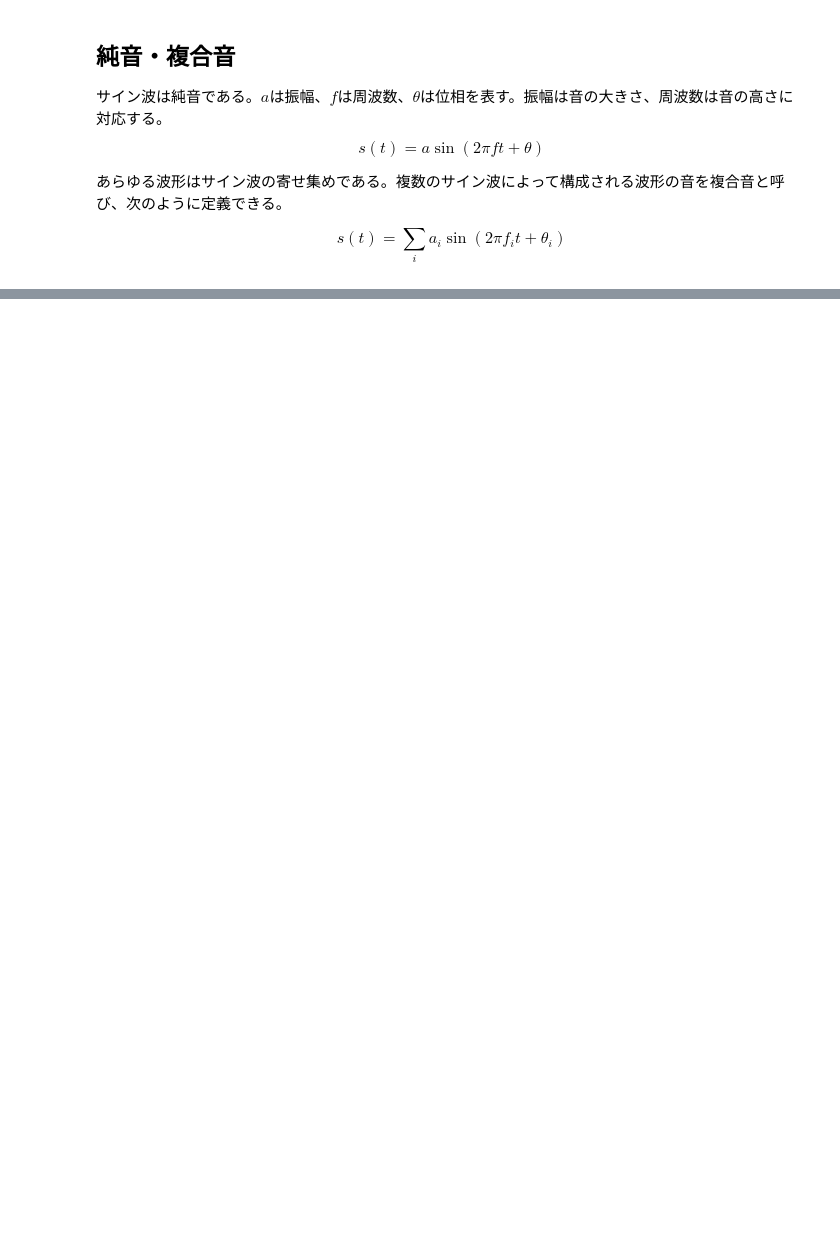
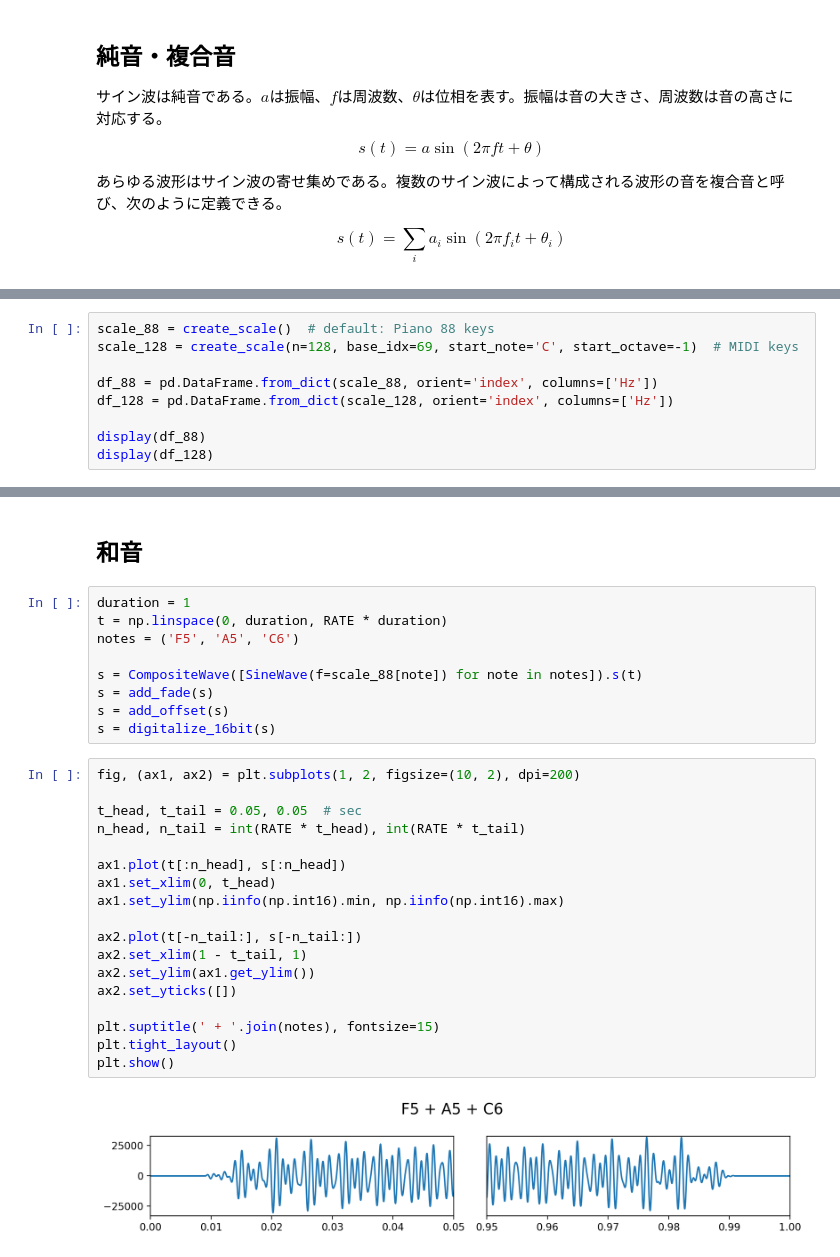
Before and after one commit to tk-neuron/SoundProgrammingWithPython, a Jupyter notebook: notebooks/chapter.ipynb, the cells around one changed output, grey strips where cells are left out. Cells and saved outputs as stored; diff of their text form; blank space fills up the shorter version.

```diff
--- a/notebooks/chapter.ipynb
+++ b/notebooks/chapter.ipynb
@@ -153,0 +159,9 @@ wavfile.write('../datasets/chap2_1_F6A6C7.wav', FS, s)
+# %%
+scale_88 = create_scale()  # default: Piano 88 keys
+scale_128 = create_scale(n=128, base_idx=69, start_note='C', start_octave=-1)  # MIDI keys
+
+df_88 = pd.DataFrame.from_dict(scale_88, orient='index', columns=['Hz'])
+df_128 = pd.DataFrame.from_dict(scale_128, orient='index', columns=['Hz'])
+
+display(df_88)
+display(df_128)
@@ -153,0 +195,31 @@ wavfile.write('../datasets/chap2_1_F6A6C7.wav', FS, s)
+# %% [markdown]
+## 和音
+# %%
+duration = 1
+t = np.linspace(0, duration, RATE * duration)
+notes = ('F5', 'A5', 'C6')
+
+s = CompositeWave([SineWave(f=scale_88[note]) for note in notes]).s(t)
+s = add_fade(s)
+s = add_offset(s)
+s = digitalize_16bit(s)
+# %%
+fig, (ax1, ax2) = plt.subplots(1, 2, figsize=(10, 2), dpi=200)
+
+t_head, t_tail = 0.05, 0.05  # sec
+n_head, n_tail = int(RATE * t_head), int(RATE * t_tail)
+
+ax1.plot(t[:n_head], s[:n_head])
+ax1.set_xlim(0, t_head)
+ax1.set_ylim(np.iinfo(np.int16).min, np.iinfo(np.int16).max)
+
+ax2.plot(t[-n_tail:], s[-n_tail:])
+ax2.set_xlim(1 - t_tail, 1)
+ax2.set_ylim(ax1.get_ylim())
+ax2.set_yticks([])
+
+plt.suptitle(' + '.join(notes), fontsize=15)
+plt.tight_layout()
+plt.show()
+# %% [output]
+[figure, added]
```
Also changed, not shown: parts of 38 cells of this notebook.
